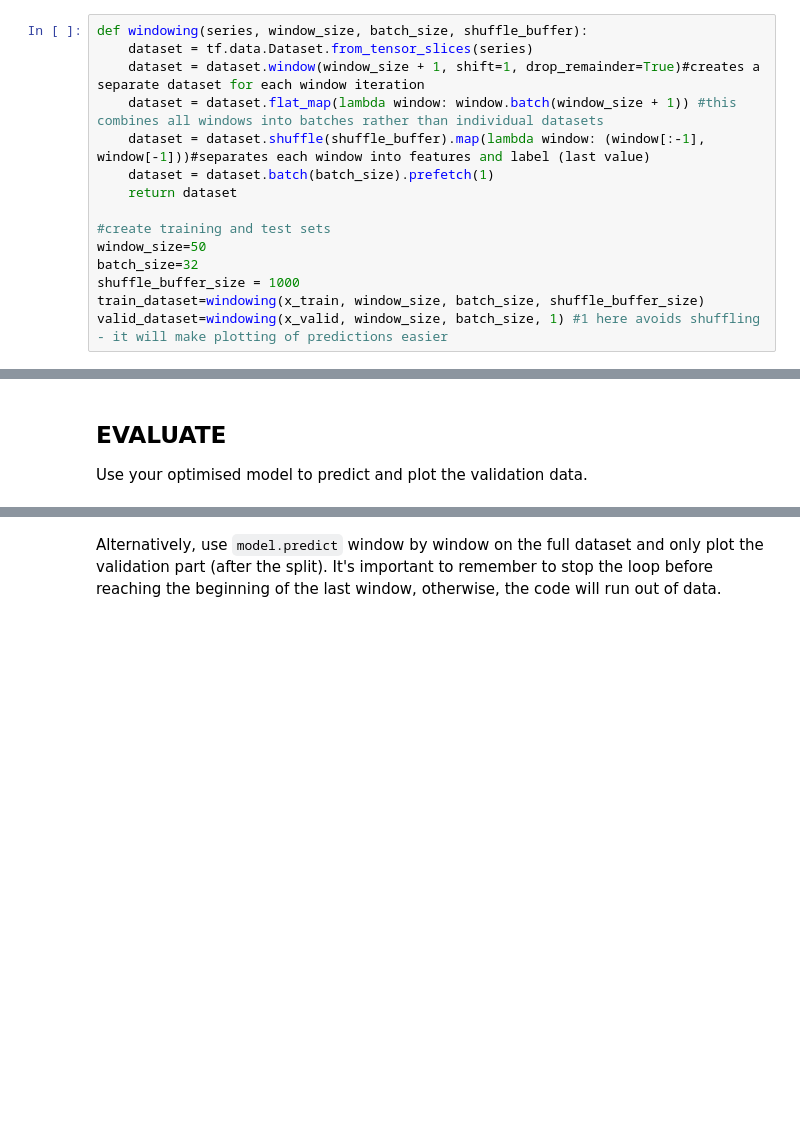
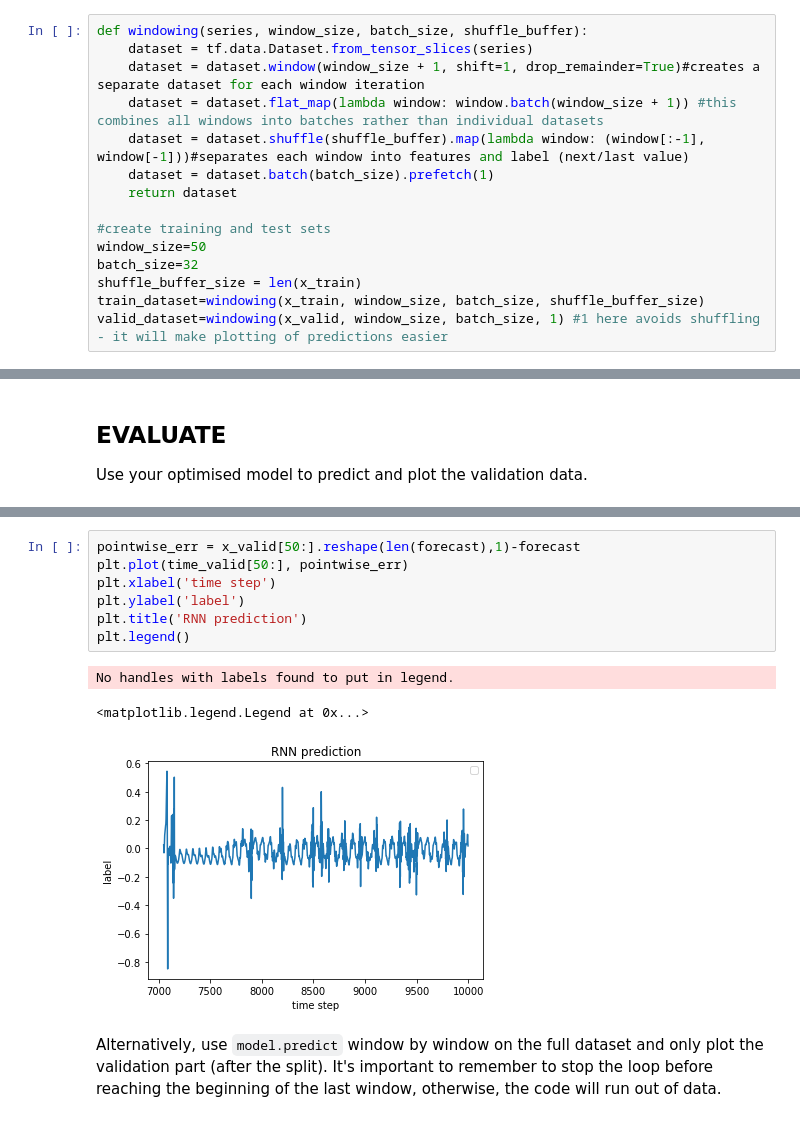
Before and after one commit to MagriLab/POLA-LSTM, a Jupyter notebook: RNN_example_with_tf.ipynb, the cells around one changed output, grey strips where cells are left out. Saved outputs shown, nothing was run; the diff lists cells and outputs as text; blank space fills up the shorter version.

```diff
--- a/RNN_example_with_tf.ipynb
+++ b/RNN_example_with_tf.ipynb
@@ -48,13 +47,13 @@ def windowing(series, window_size, batch_size, shuffle_buffer):
     dataset = tf.data.Dataset.from_tensor_slices(series)
     dataset = dataset.window(window_size + 1, shift=1, drop_remainder=True)#creates a separate dataset for each window iteration
     dataset = dataset.flat_map(lambda window: window.batch(window_size + 1)) #this combines all windows into batches rather than individual datasets
-    dataset = dataset.shuffle(shuffle_buffer).map(lambda window: (window[:-1], window[-1]))#separates each window into features and label (last value)
+    dataset = dataset.shuffle(shuffle_buffer).map(lambda window: (window[:-1], window[-1]))#separates each window into features and label (next/last value)
     dataset = dataset.batch(batch_size).prefetch(1)
     return dataset
 
 #create training and test sets
 window_size=50
 batch_size=32
-shuffle_buffer_size = 1000
+shuffle_buffer_size = len(x_train)
 train_dataset=windowing(x_train, window_size, batch_size, shuffle_buffer_size)
 valid_dataset=windowing(x_valid, window_size, batch_size, 1) #1 here avoids shuffling - it will make plotting of predictions easier
@@ -118,3 +148,14 @@ plt.legend()
+# %%
+pointwise_err = x_valid[50:].reshape(len(forecast),1)-forecast
+plt.plot(time_valid[50:], pointwise_err)
+plt.xlabel('time step')
+plt.ylabel('label')
+plt.title('RNN prediction')
+plt.legend()
+# %% [output]
+No handles with labels found to put in legend.
+<matplotlib.legend.Legend at 0x...>
+[figure, added]
 # %% [markdown]
 Alternatively, use <code>model.predict</code> window by window on the full dataset and only plot the validation part (after the split). It's important to remember to stop the loop before reaching the beginning of the last window, otherwise, the code will run out of data.
 # %%
```
Also changed, not shown: parts of 10 cells of this notebook, 1 other file.
